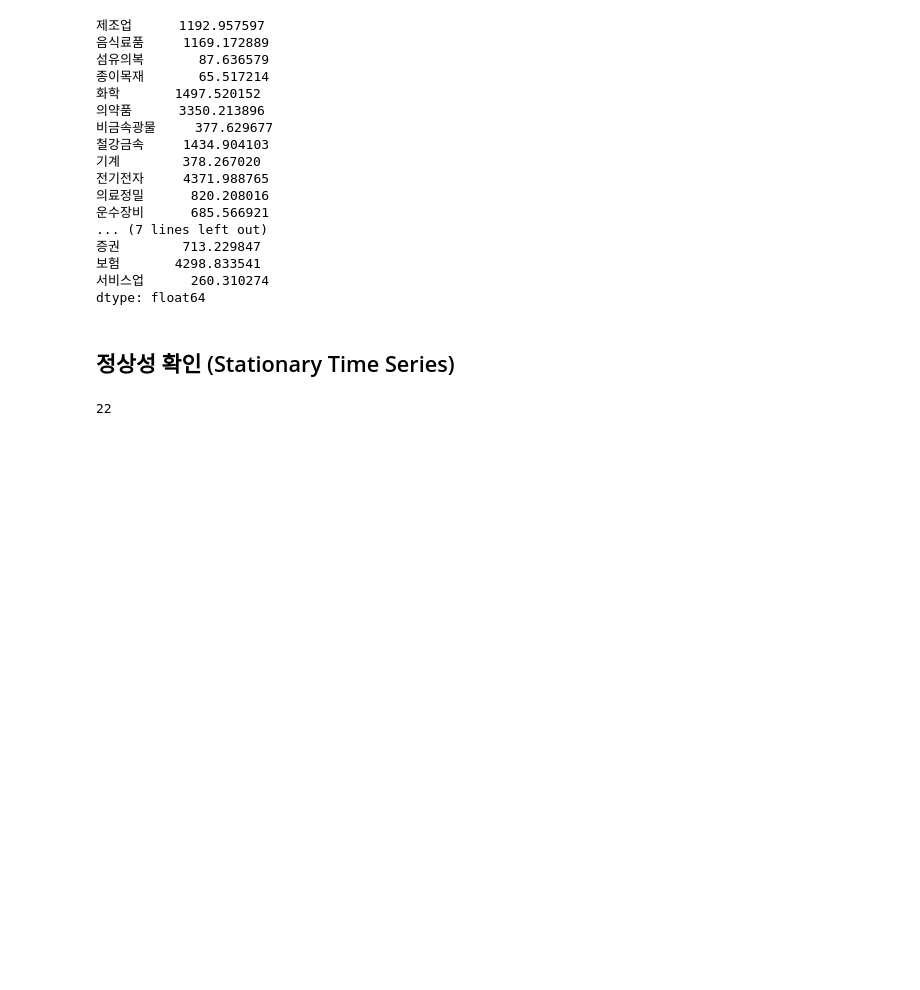
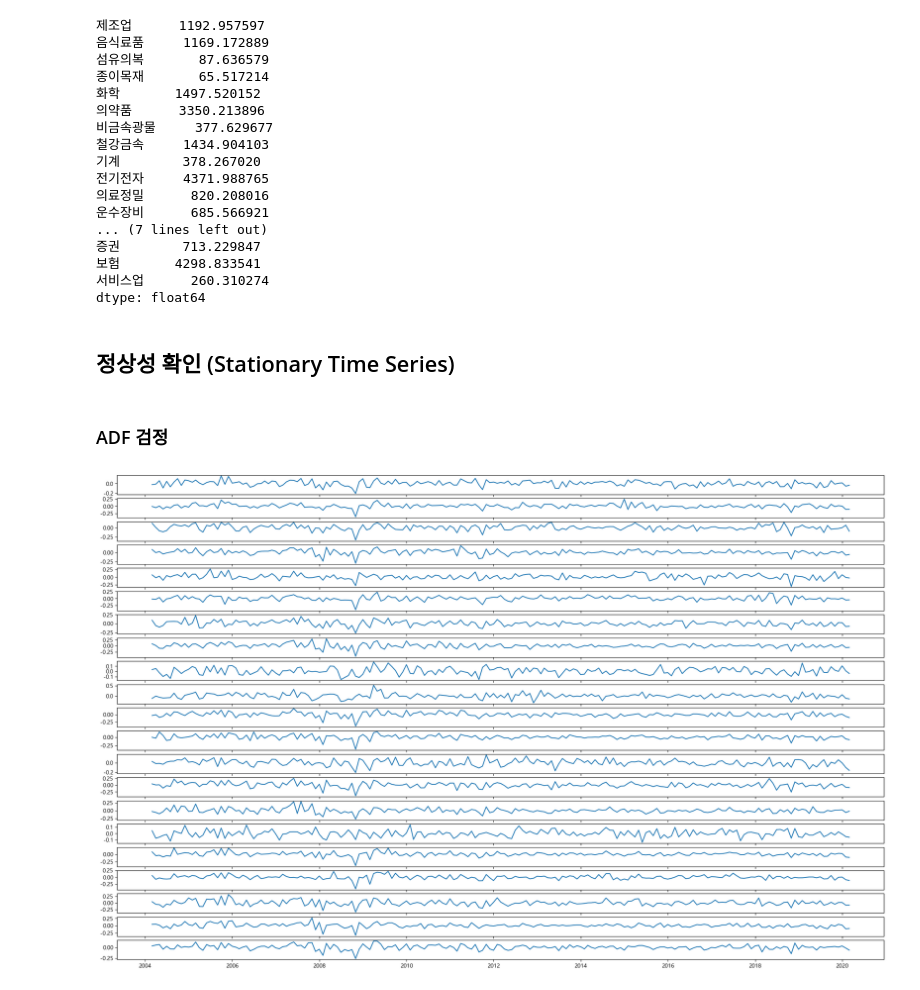
Before and after one commit to Jjineeq/Quant, a Jupyter notebook: EDA.ipynb, the cells around one changed output. Drawn from its saved outputs; the diff is of its cells as text; code cells hidden in the pictures; blank space fills up the shorter version.

```diff
--- a/EDA.ipynb
+++ b/EDA.ipynb
@@ -112,7 +112,13 @@ from statsmodels.tsa.api import VAR
 from statsmodels.tsa.stattools import adfuller
 # %% [markdown]
 ## 정상성 확인 (Stationary Time Series)
-# %%
-len(df.columns)
-# %% [output]
-22
+# %% [markdown]
+### ADF 검정
+# %%
+plt.figure(figsize = (24,16))
+for i in range(1, len(df.columns)):
+    plt.subplot(len(df.columns),1,i)
+    plt.plot(np.log(df.iloc[:,i]).diff())
+plt.show()
+# %% [output]
+[figure, added]
```
Also changed, not shown: parts of 19 cells of this notebook, 3 other files.
